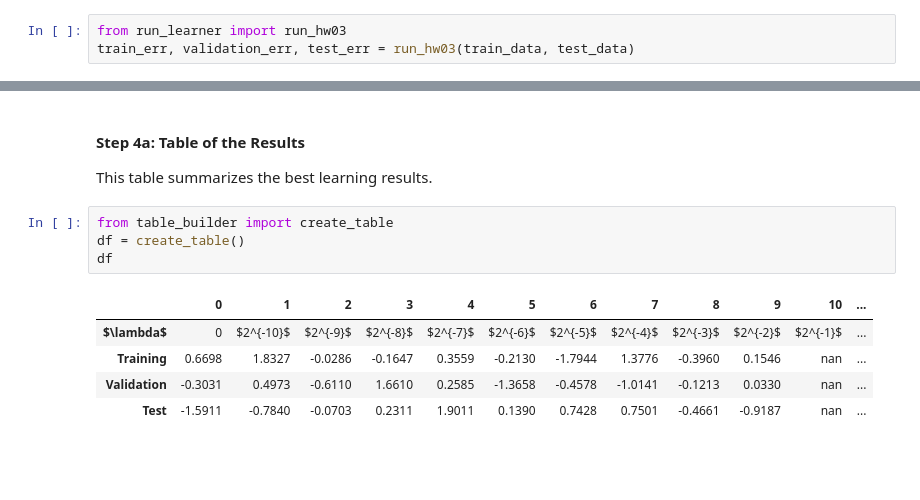
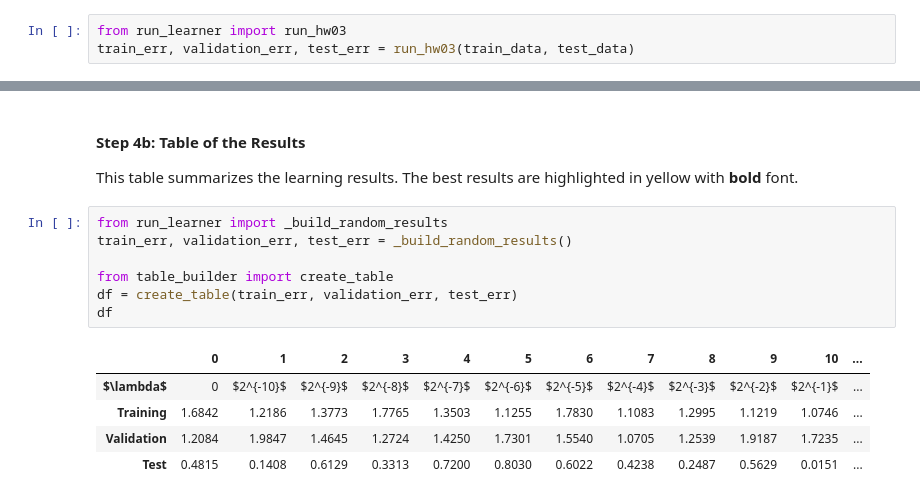
Before and after one commit to ZaydH/cmps242, a Jupyter notebook: homeworks/hw03/src/hw03.ipynb, the cells around one changed output, grey strips where cells are left out. Saved outputs shown, nothing was run; the diff lists cells and outputs as text; blank space fills up the shorter version.

Commit message:
Table generator updated to take external inputs.  Notes added to the python note book including a button to update teh table and graphs.

```diff
--- a/homeworks/hw03/src/hw03.ipynb
+++ b/homeworks/hw03/src/hw03.ipynb
@@ -80,14 +99,17 @@ create_plots(train_err, validation_err, test_err)
 # %% [markdown]
-<h4>Step 4a: Table of the Results</h4>
+<h4>Step 4b: Table of the Results</h4>
 
-This table summarizes the best learning results.
+This table summarizes the learning results.  The best results are highlighted in yellow with <b>bold</b> font.
 # %%
+from run_learner import _build_random_results
+train_err, validation_err, test_err = _build_random_results()
+
 from table_builder import create_table
-df = create_table()
+df = create_table(train_err, validation_err, test_err)
 df
 # %% [output]
 |  | 0 | 1 | 2 | 3 | 4 | 5 | 6 | 7 | 8 | 9 | 10 | ... |
 | $\lambda$ | 0 | $2^{-10}$ | $2^{-9}$ | $2^{-8}$ | $2^{-7}$ | $2^{-6}$ | $2^{-5}$ | $2^{-4}$ | $2^{-3}$ | $2^{-2}$ | $2^{-1}$ | ... |
-| Training | 0.6698 | 1.8327 | -0.0286 | -0.1647 | 0.3559 | -0.2130 | -1.7944 | 1.3776 | -0.3960 | 0.1546 | nan | ... |
-| Validation | -0.3031 | 0.4973 | -0.6110 | 1.6610 | 0.2585 | -1.3658 | -0.4578 | -1.0141 | -0.1213 | 0.0330 | nan | ... |
-| Test | -1.5911 | -0.7840 | -0.0703 | 0.2311 | 1.9011 | 0.1390 | 0.7428 | 0.7501 | -0.4661 | -0.9187 | nan | ... |
+| Training | 1.6842 | 1.2186 | 1.3773 | 1.7765 | 1.3503 | 1.1255 | 1.7830 | 1.1083 | 1.2995 | 1.1219 | 1.0746 | ... |
+| Validation | 1.2084 | 1.9847 | 1.4645 | 1.2724 | 1.4250 | 1.7301 | 1.5540 | 1.0705 | 1.2539 | 1.9187 | 1.7235 | ... |
+| Test | 0.4815 | 0.1408 | 0.6129 | 0.3313 | 0.7200 | 0.8030 | 0.6022 | 0.4238 | 0.2487 | 0.5629 | 0.0151 | ... |
```
Also changed, not shown: parts of 4 cells of this notebook, 3 other files.
